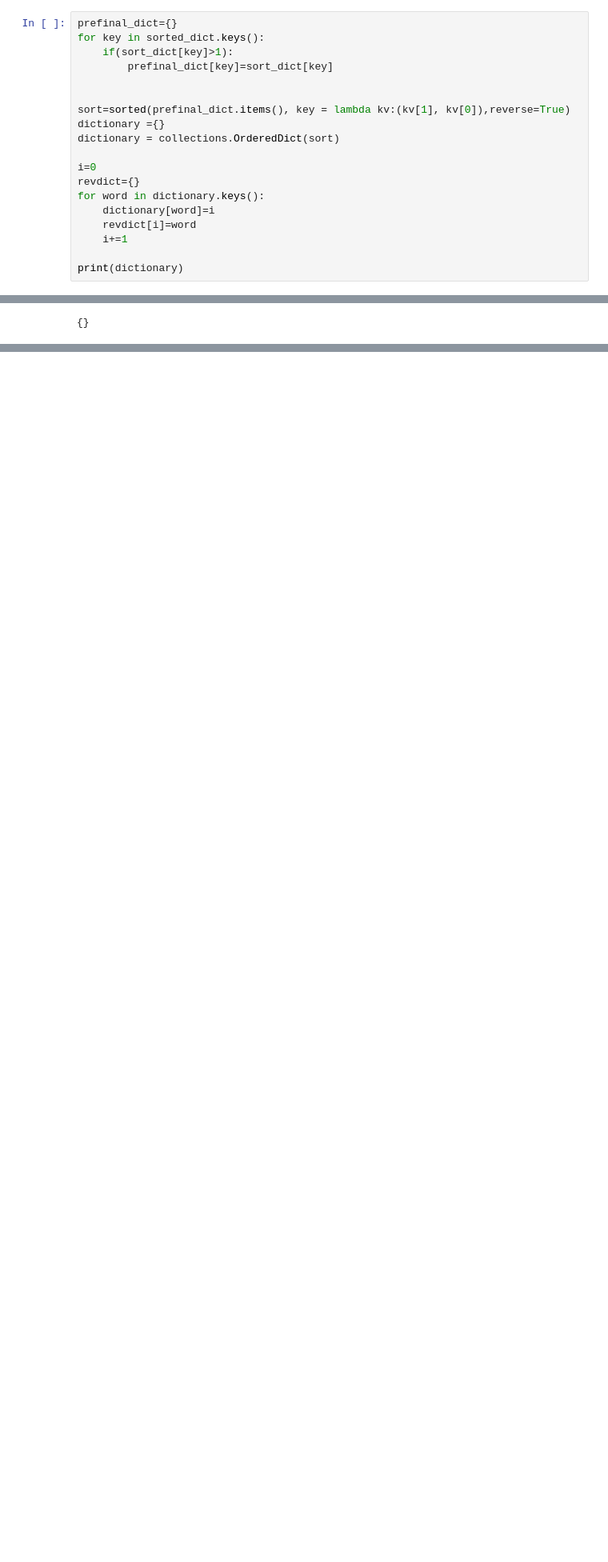
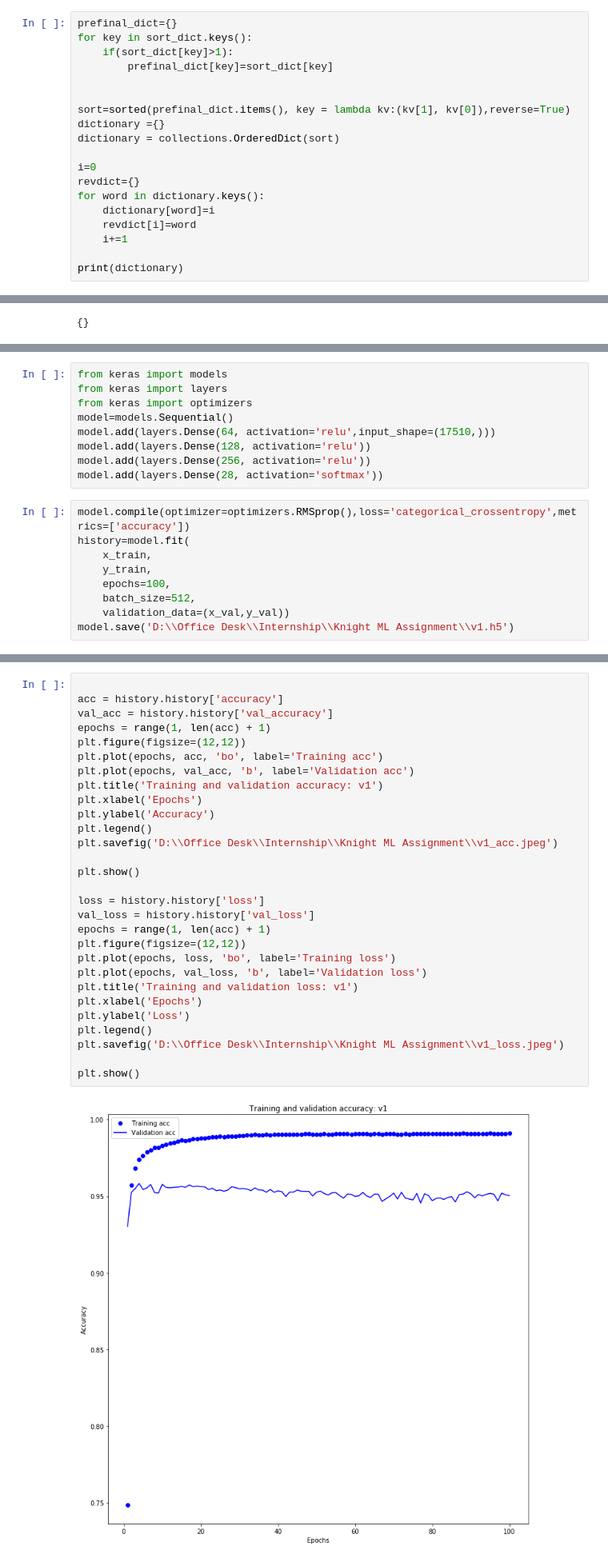
Before and after one commit to kodooraKILLER/knight_internship, a Jupyter notebook: knights internship.ipynb, the cells around one changed output, grey strips where cells are left out. Shown at 80% size. Drawn from its saved outputs; the diff is of its cells as text; blank space fills up the shorter version.

```diff
--- a/knights internship.ipynb
+++ b/knights internship.ipynb
@@ -338,7 +266,7 @@ print(sort_dict)
 OrderedDict([('valley', 19675), ('red', 10917), ('pinot', 10737), ('sauvignon', 10552), ('de', 9135), ('noir', 8862), ('vineyard', 8522), ('cabernet', 8287), ('chardonnay', 7154), ('château', 5528), ( ...
 # %%
 prefinal_dict={}
-for key in sorted_dict.keys():
+for key in sort_dict.keys():
     if(sort_dict[key]>1):
         prefinal_dict[key]=sort_dict[key]
 
@@ -415,0 +435,18 @@ print(tensor_to_review(review_to_tensor(raw_test['review_title'][0])),"\n",raw_t
+# %%
+from keras import models
+from keras import layers
+from keras import optimizers
+model=models.Sequential()
+model.add(layers.Dense(64, activation='relu',input_shape=(17510,)))
+model.add(layers.Dense(128, activation='relu'))
+model.add(layers.Dense(256, activation='relu'))
+model.add(layers.Dense(28, activation='softmax'))
+# %%
+model.compile(optimizer=optimizers.RMSprop(),loss='categorical_crossentropy',metrics=['accuracy'])
+history=model.fit(
+    x_train,
+    y_train,
+    epochs=100,
+    batch_size=512,
+    validation_data=(x_val,y_val))
+model.save('D:\\Office Desk\\Internship\\Knight ML Assignment\\v1.h5')
@@ -415,0 +471,31 @@ print(tensor_to_review(review_to_tensor(raw_test['review_title'][0])),"\n",raw_t
+# %%
+
+acc = history.history['accuracy']
+val_acc = history.history['val_accuracy']
+epochs = range(1, len(acc) + 1)
+plt.figure(figsize=(12,12))
+plt.plot(epochs, acc, 'bo', label='Training acc')
+plt.plot(epochs, val_acc, 'b', label='Validation acc')
+plt.title('Training and validation accuracy: v1')
+plt.xlabel('Epochs')
+plt.ylabel('Accuracy')
+plt.legend()
+plt.savefig('D:\\Office Desk\\Internship\\Knight ML Assignment\\v1_acc.jpeg')
+
+plt.show()
+
+loss = history.history['loss']
+val_loss = history.history['val_loss']
+epochs = range(1, len(acc) + 1)
+plt.figure(figsize=(12,12))
+plt.plot(epochs, loss, 'bo', label='Training loss')
+plt.plot(epochs, val_loss, 'b', label='Validation loss')
+plt.title('Training and validation loss: v1')
+plt.xlabel('Epochs')
+plt.ylabel('Loss')
+plt.legend()
+plt.savefig('D:\\Office Desk\\Internship\\Knight ML Assignment\\v1_loss.jpeg')
+
+plt.show()
+# %% [output]
+[figure, added]
```
Also changed, not shown: parts of 76 cells of this notebook, 11 other files.
